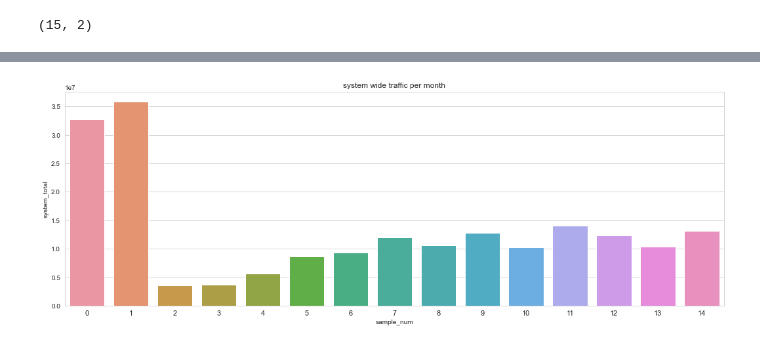
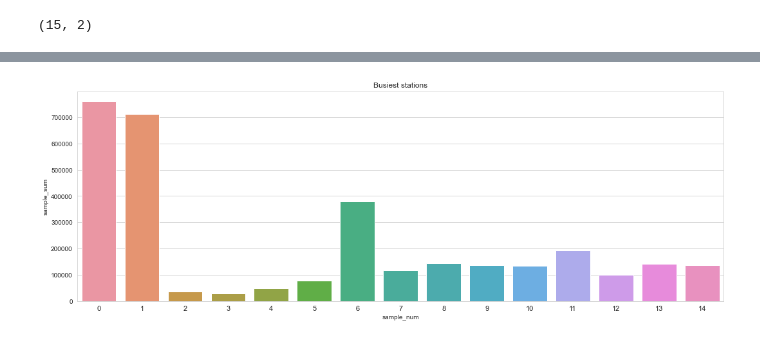
Before and after one commit to dubster2k/MTA_data_EDA, a Jupyter notebook: charts.ipynb, the cells around one changed output, grey strips where cells are left out. Drawn from its saved outputs; the diff is of its cells as text; code cells hidden in the pictures.

```diff
--- a/charts.ipynb
+++ b/charts.ipynb
@@ -19,0 +32,5 @@ overallChart.shape
+# %%
+sql="select unique_station,sum(DAILY_ENTRIES) as JanFeb2020 from station_sample where \
+sample_num=0 or sample_num=1 group by unique_station order by JanFeb2020 DESC limit 4 ;"
+busiest_precovid = pd.read_sql(sql, engine)
+busiest_precovid
@@ -19,0 +137,5 @@ overallChart.shape
+# %%
+sql="select sample_num,sum(DAILY_ENTRIES) as sample_sum from station_sample \
+where unique_station in ('GRD CNTRL-42 ST_4567S') group by sample_num;"
+just67 = pd.read_sql(sql, engine)
+just67.head(5)
@@ -20,7 +149,7 @@ overallChart.shape
 # %%
 plt.figure(figsize=(18,6))
-sns.barplot(x='sample_num', y='system_total', data=overallChart)
-plt.title('system wide traffic per month')
+sns.barplot(x='sample_num', y='sample_sum', data=just67)
+plt.title('Busiest stations')
 plt.xticks(fontsize=11);
 # %% [output]
-[figure, old version]
+[figure, new version]
```
Also changed, not shown: parts of 19 cells of this notebook, 5 other files.
